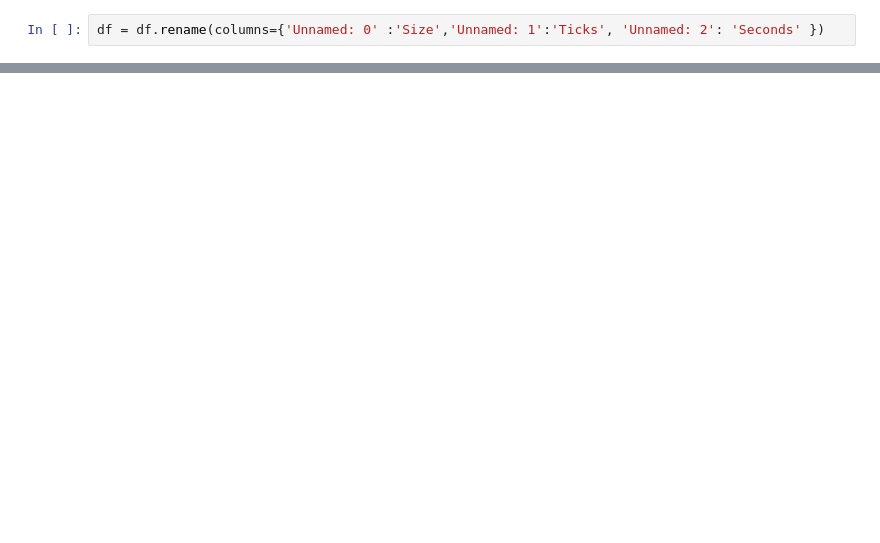
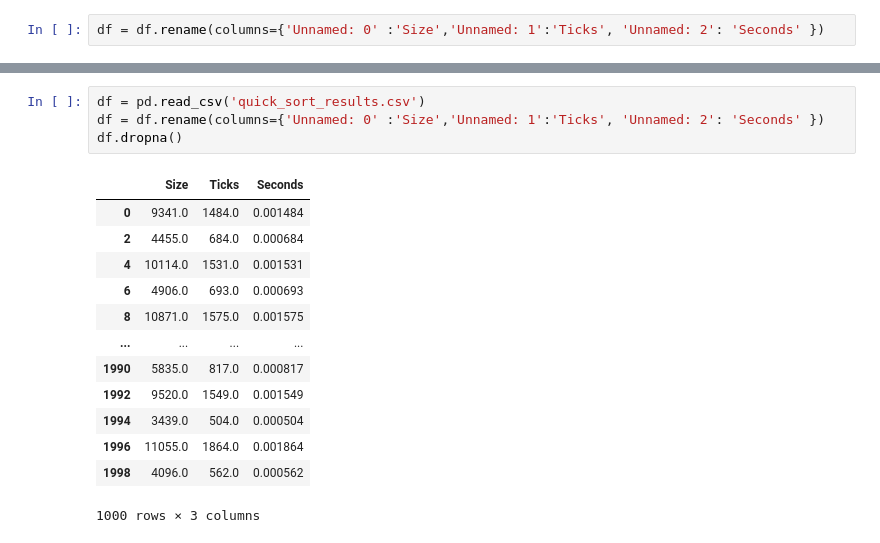
Before and after one commit to nirizar1/441Project, a Jupyter notebook: Visulizations.ipynb, the cells around one changed output, grey strips where cells are left out. Cells and saved outputs as stored; diff of their text form; blank space fills up the shorter version.

```diff
--- a/Visulizations.ipynb
+++ b/Visulizations.ipynb
@@ -46,0 +47,18 @@ plt.show()
+# %%
+df = pd.read_csv('quick_sort_results.csv')
+df = df.rename(columns={'Unnamed: 0' :'Size','Unnamed: 1':'Ticks', 'Unnamed: 2': 'Seconds' })
+df.dropna()
+# %% [output]
+|  | Size | Ticks | Seconds |
+| 0 | 9341.0 | 1484.0 | 0.001484 |
+| 2 | 4455.0 | 684.0 | 0.000684 |
+| 4 | 10114.0 | 1531.0 | 0.001531 |
+| 6 | 4906.0 | 693.0 | 0.000693 |
+| 8 | 10871.0 | 1575.0 | 0.001575 |
+| ... | ... | ... | ... |
+| 1990 | 5835.0 | 817.0 | 0.000817 |
+| 1992 | 9520.0 | 1549.0 | 0.001549 |
+| 1994 | 3439.0 | 504.0 | 0.000504 |
+| 1996 | 11055.0 | 1864.0 | 0.001864 |
+| 1998 | 4096.0 | 562.0 | 0.000562 |
+1000 rows × 3 columns
```
Also changed, not shown: parts of 5 cells of this notebook, 1 other file.
